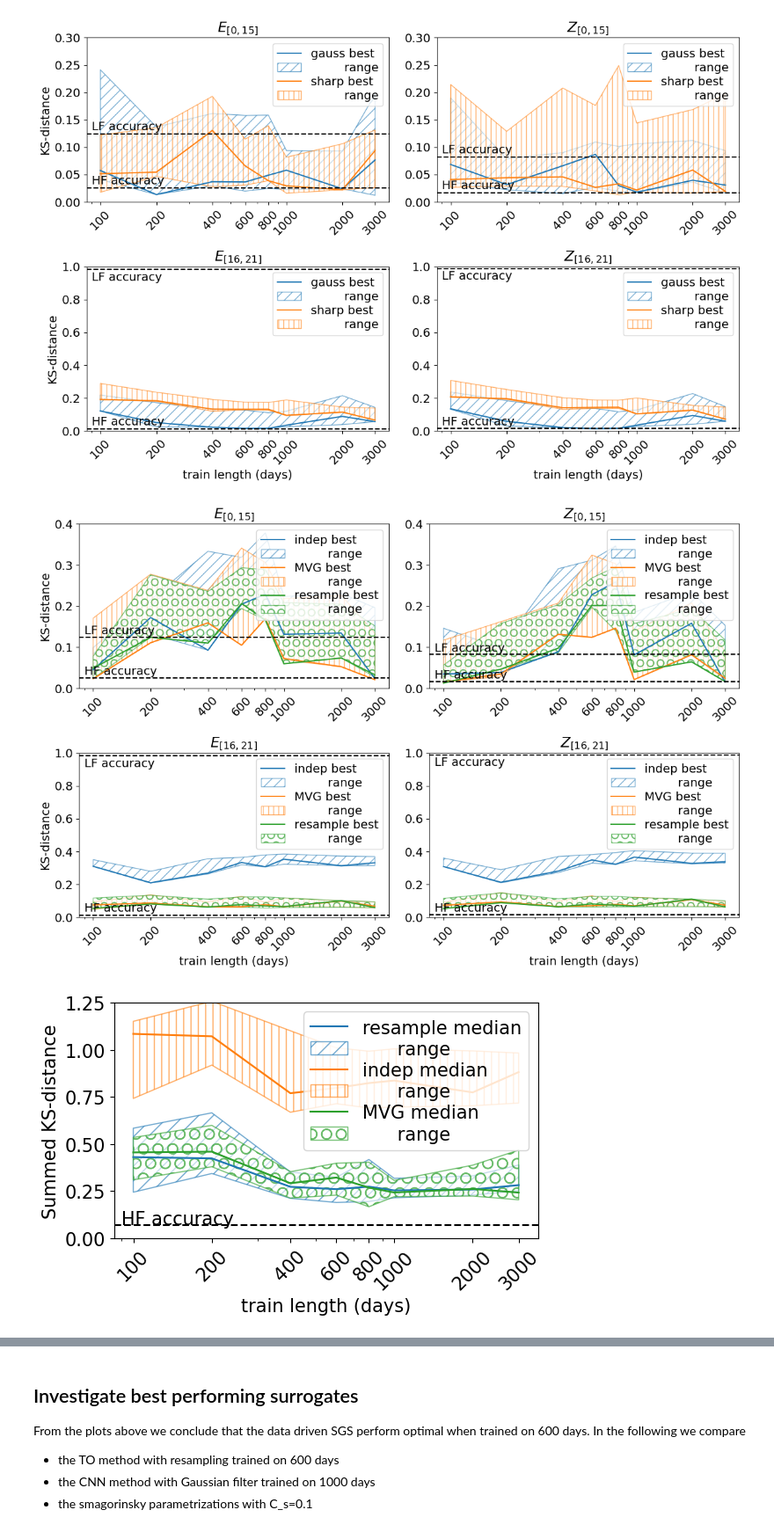
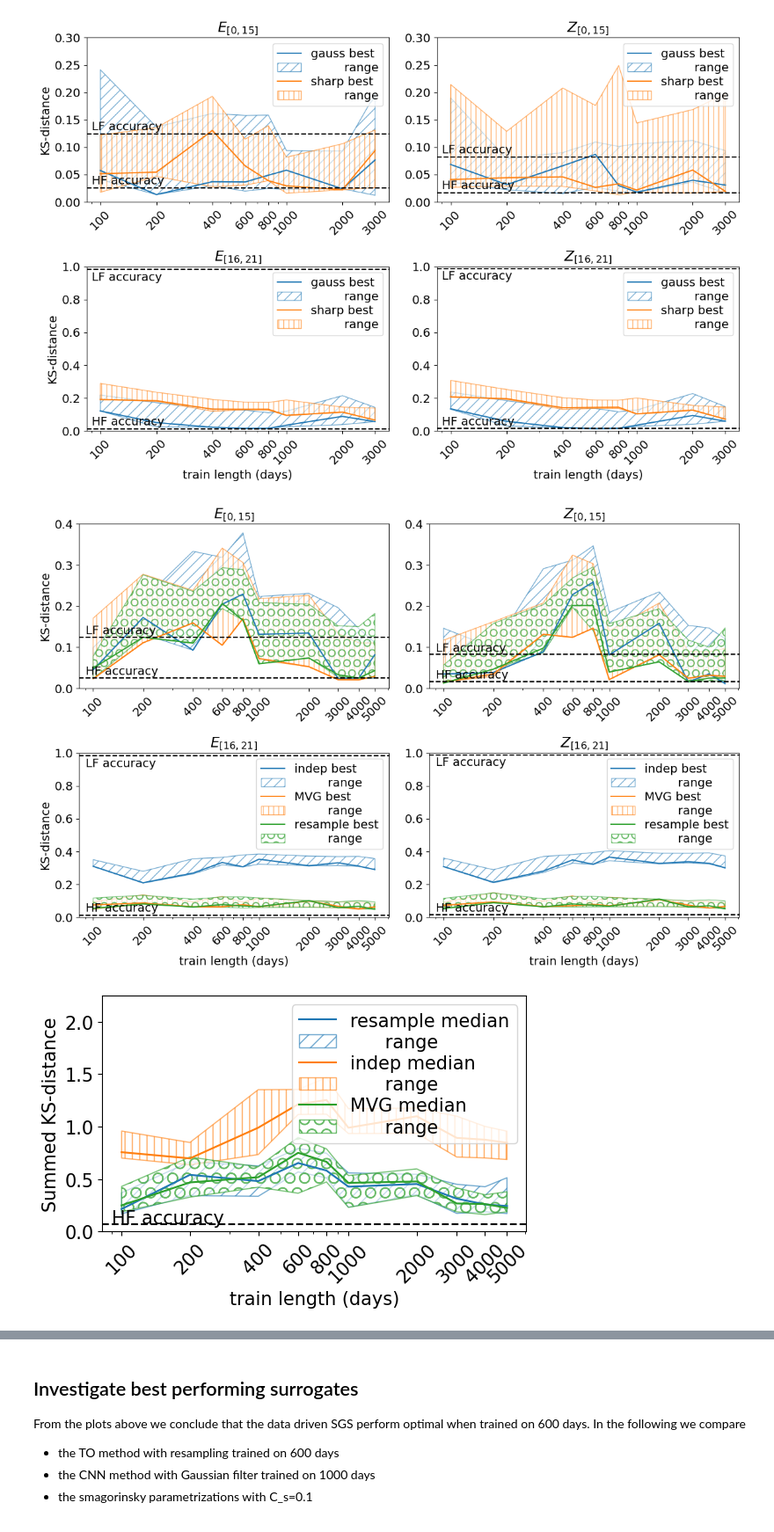
Before and after one commit to rik-stra/tau_orthogonal_method_for_2D_turbulence, a Jupyter notebook: run_experiment.ipynb, the cells around one changed output, grey strips where cells are left out. Shown at 88% size. Drawn from its saved outputs; the diff is of its cells as text; code cells hidden in the pictures.

Commit message:
200 days spinup and extra training length for TO method

```diff
--- a/run_experiment.ipynb
+++ b/run_experiment.ipynb
@@ -447,7 +447,7 @@ for i, C_s in enumerate(C_s_list):
     adapt_input_file("inputs/in_LF_smag.json", "inputs/gridsearch/smag/in_smag_"+str(i+1)+".json", new_flags)
 
 # create files for TO
-train_size = [100, 200, 400, 600, 800, 1000, 2000, 3000]
+train_size = [100, 200, 400, 600, 800, 1000, 2000, 3000, 4000, 5000]
 sampling_method = ["MVG", "indep", "resample"]
 i = 0
 for s in sampling_method:
@@ -563,8 +563,8 @@ for i in range(n_setups):
 # read data from TO runs
 print("Reading data from TO runs")
 n_runs = 10
-n_setups = 24
-train_size = [100, 200, 400, 600, 800, 1000, 2000, 3000]
+n_setups = 30
+train_size = [100, 200, 400, 600, 800, 1000, 2000, 3000, 4000, 5000]
 sampling_method = ["MVG", "indep", "resample"]
 i=0
 for s in sampling_method:
@@ -831,8 +831,6 @@ for s in sample:
     max_df = dd.groupby('train_length')[['ks_0','ks_1','ks_2', 'ks_3']].max()
     for i in [0,1,2,3]:
         best_df.plot(x= 'train_length',y=ks_list[i], ax=ax[i//2,i%2], label=s+" best", color = prop_cycle[s_i])
-        #min_df.plot(y=ks_list[i],style='--' ,ax=ax[i//2,i%2] ,label=sampling_approach, color = prop_cycle[s_i])
-        #max_df.plot(y=ks_list[i],style='-.' ,ax=ax ,label=sampling_approach, color = prop_cycle[s_i])
         ax[i//2,i%2].fill_between(min_df.index, min_df[ks_list[i]], max_df[ks_list[i]], facecolor = (1,1,1),
                                    hatch = hatches[s_i], alpha=0.6, edgecolor = prop_cycle[s_i], label="         range")
         ax[i//2,i%2].set_xlabel("")
@@ -852,32 +850,35 @@ for i in [0,1,2,3]:
     if i%2==0:
         ax[i//2,i%2].set_ylabel("KS-distance")
     ax[i//2,i%2].set_xscale('log')
-    tl = [100,200,400, 600, 800, 1000, 2000, 3000]
+    tl = [100,200,400, 600, 800, 1000, 2000, 3000, 4000, 5000]
 
     ax[i//2,i%2].set_xticks(tl, labels=tl, rotation = 45)
     if i==0:
         ax[i//2,i%2].set_ylim([0,0.4])
         ax[i//2,i%2].annotate('LF accuracy', xy=(90, LES_vals[i]+0.007), color='black')
         ax[i//2,i%2].annotate('HF accuracy', xy=(90, DNS_vals[i]+0.007), color='black')
+        ax[i//2,i%2].legend().remove()
     elif i==1:
         ax[i//2,i%2].set_ylim([0,0.4])
         ax[i//2,i%2].annotate('LF accuracy', xy=(90, LES_vals[i]+0.007), color='black')
         ax[i//2,i%2].annotate('HF accuracy', xy=(90, DNS_vals[i]+0.007), color='black')
+        ax[i//2,i%2].legend().remove()
     else:
         ax[i//2,i%2].set_ylim([0,1])
         ax[i//2,i%2].annotate('LF accuracy', xy=(90, LES_vals[i]-0.069), color='black')
         ax[i//2,i%2].annotate('HF accuracy', xy=(90, DNS_vals[i]+0.02), color='black')
+        ax[i//2,i%2].legend(loc='upper right', labelspacing = 0.2)
     ax[i//2,i%2].axhline(y=LES_vals[i], color='black', linestyle='--')
     ax[i//2,i%2].axhline(y=DNS_vals[i], color='black', linestyle='--')
 
 
-    ax[i//2,i%2].legend(loc='upper right', labelspacing = 0.2)
+
     #ax[i//2,i%2].set_rasterized(True)
 
 plt.tight_layout()
 #plt.savefig('figs/KS_online_TO.pdf', bbox_inches='tight')
 # %% [output]
-[figure, old version]
+[figure, new version]
 # %%
 # plot the summed KS-distance for the TO parametrizations
 titles = ['$E_{[0,15]}$','$Z_{[0,15]}$','$E_{[16,21]}$','$Z_{[16,21]}$']
@@ -890,35 +891,35 @@ hatches = ['//', '||', 'O']
 
 s_i = 0
 
 sample = ["resample", "indep", "MVG"]
 for s in sample:
     dd = df[(df["sampling_approach"]==s)&(df['method']=="TO")].copy()
     dd['sum'] = dd['ks_0'] + dd['ks_1'] + dd['ks_2'] + dd['ks_3']
 
     df_median = dd.groupby('train_length')[['sum']].median()
     df_min = dd.groupby('train_length')[['sum']].min()
     df_max = dd.groupby('train_length')[['sum']].max()
     df_median.plot(y='sum', ax=ax, label=s+" median", color = prop_cycle[s_i])
     ax.fill_between(df_min.index, df_min['sum'], df_max['sum'], facecolor = (1,1,1), hatch = hatches[s_i], alpha=0.6, edgecolor = prop_cycle[s_i], label="      range")
     s_i+=1
 s_i+=1
 
 ax.set_xlabel("train length (days)")
 ax.set_ylabel("Summed KS-distance")
 ax.set_xscale('log')
 ax.set_xticks(tl,labels=tl, rotation = 45)
 
 
 #ax.axhline(y=0.25, color='black', linestyle='--')
 ax.axhline(y=sum(DNS_vals), color='black', linestyle='--')
 
 ax.annotate('HF accuracy', xy=(90, sum(DNS_vals)+0.007), color='black')
 ax.legend(loc='upper right', labelspacing = 0.2)
-ax.set_ylim([0,1.25])
+ax.set_ylim([0,2.25])
 
 plt.tight_layout()
 # %% [output]
-[figure, old version]
+[figure, new version]
 # %%
 # Plot the performance of LF simulations with Smagorinsky parametrization
 titles = ['$E_{[0,15]}$','$Z_{[0,15]}$','$E_{[16,21]}$','$Z_{[16,21]}$']
```
Also changed, not shown: parts of 1 cell of this notebook, 1 other file.
